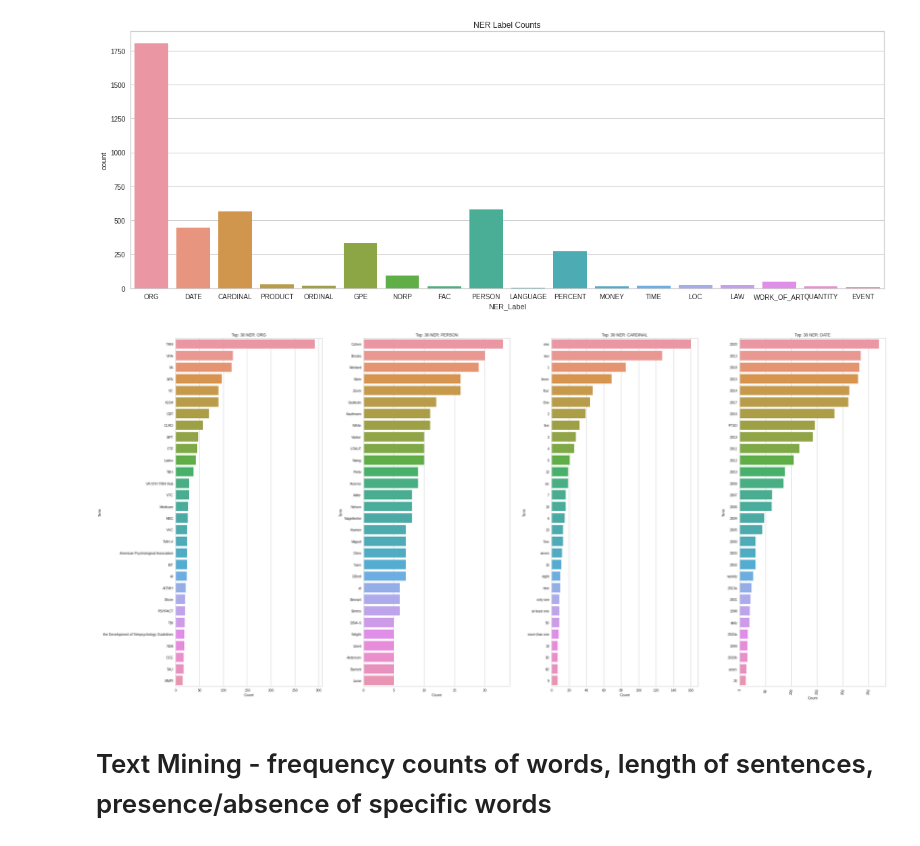
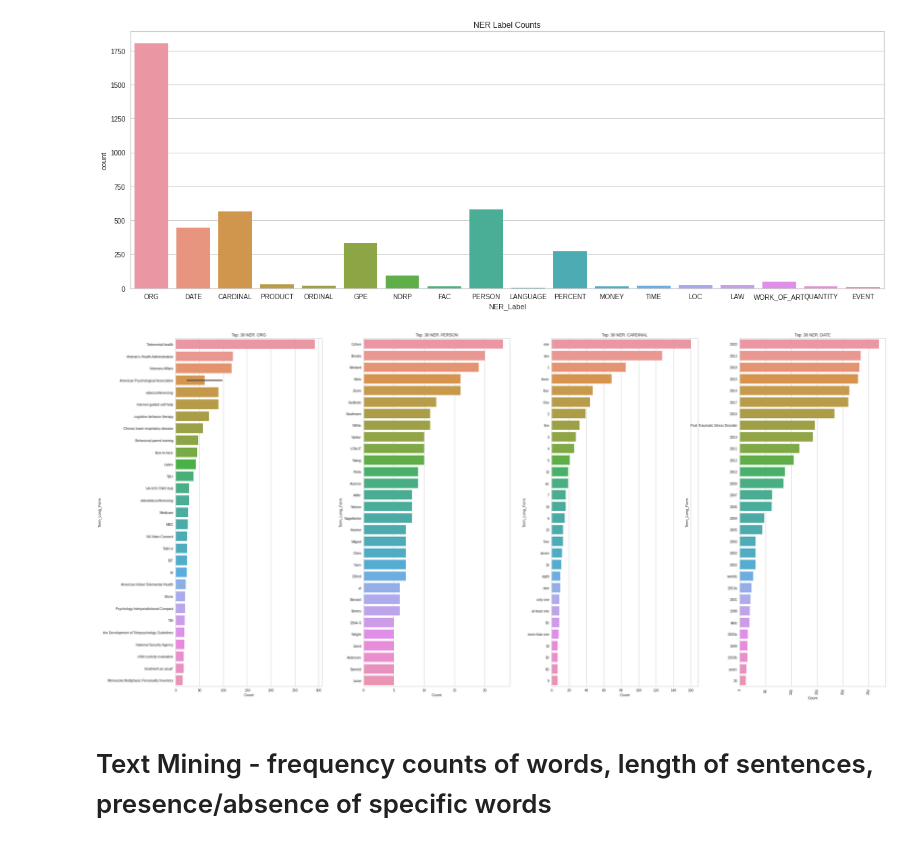
Before and after one commit to VintageGold/Text_Summarization, a Jupyter notebook: EDA.ipynb, the cells around one changed output. Cells and saved outputs as stored; diff of their text form; code cells hidden in the pictures.

Commit message:
Added Abbreviation Dictionary - Sci-Spacy

```diff
--- a/EDA.ipynb
+++ b/EDA.ipynb
@@ -166,17 +167,17 @@ corpus = df_metadata["Content"]
 
 docs = list(nlp.pipe(corpus))
 # %%
-acronym_list = list()
-acronym_dict = dict()
+abrv_list = list()
+abrv_dict = dict()
 
 for index,doc in enumerate(docs):
 
     for abrv in doc._.abbreviations:
 
-        acronym_dict[str(abrv)] = str(abrv._.long_form)
+        abrv_dict[str(abrv)] = str(abrv._.long_form)
 
-        acronym = dict({"Acronym":str(abrv),"Definition": str(abrv._.long_form),"Document":str(index)})
+        abrv_data = dict({"Abbreviation":str(abrv),"Definition": str(abrv._.long_form),"Document":str(index)})
 
-        acronym_list.append(acronym)
+        abrv_list.append(abrv_data)
         #print(f"{abrv} \t ({abrv.start}, {abrv.end}) {abrv._.long_form} \t Document: {index}")
 # %%
@@ -302,5 +291,7 @@ for index, doc in enumerate(docs):
 # %%
 ner_data = [ner_dictionary,ner_dictionary_count,ner_dictionary_document]
 df_ner = pd.DataFrame(ner_data).T.reset_index().rename(columns={0:"NER_Label",1:"Count","index":"Term",2:"Document"}).sort_values("Count",ascending=False)
+
+df_ner["Term_Long_Form"] = df_ner["Term"].apply(lambda x: abrv_dict[x] if x in abrv_dict.keys() else x)
 df_ner.head()
 # %% [output]
@@ -329,17 +318,17 @@ _ = ax.set_title("NER Label Counts")
 # %%
 top = 30
 visualize_cols = ["ORG","PERSON","CARDINAL","DATE"]
 
 fig, ax = plt.subplots(1,len(visualize_cols),figsize = (30,15))
 fig.tight_layout(h_pad=2,w_pad=8)
 
 for index,col in enumerate(visualize_cols):
     data = df_ner[df_ner["NER_Label"] == col][:30]
-    _ = sns.barplot(data=data,x="Count",y="Term",ax=ax[index],orient="h")
+    _ = sns.barplot(data=data,x="Count",y="Term_Long_Form",ax=ax[index],orient="h")
     ax[index].set_title(f"Top: {top} NER: {col}")
     plt.xticks(rotation=80)
 # %% [output]
-[figure, old version]
+[figure, new version]
 # %% [markdown]
 # Text Mining - frequency counts of words, length of sentences, presence/absence of specific words
 # %%
```
Also changed, not shown: parts of 18 cells of this notebook.
